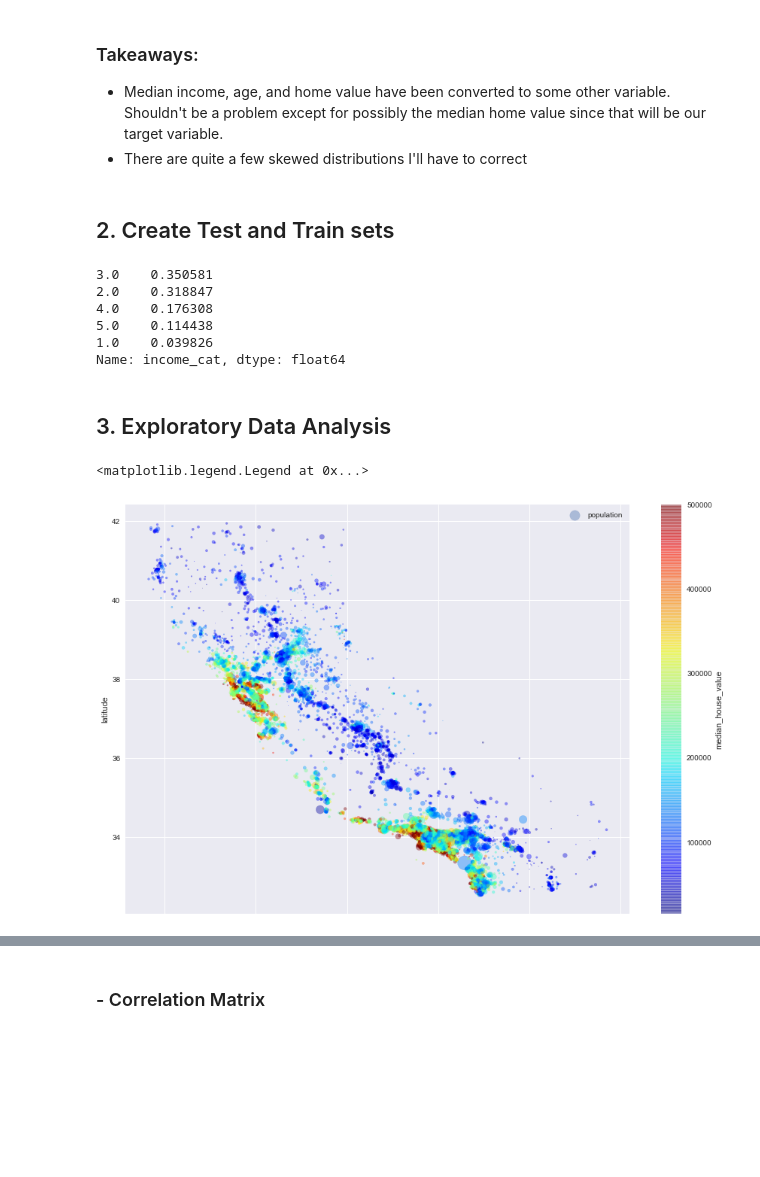
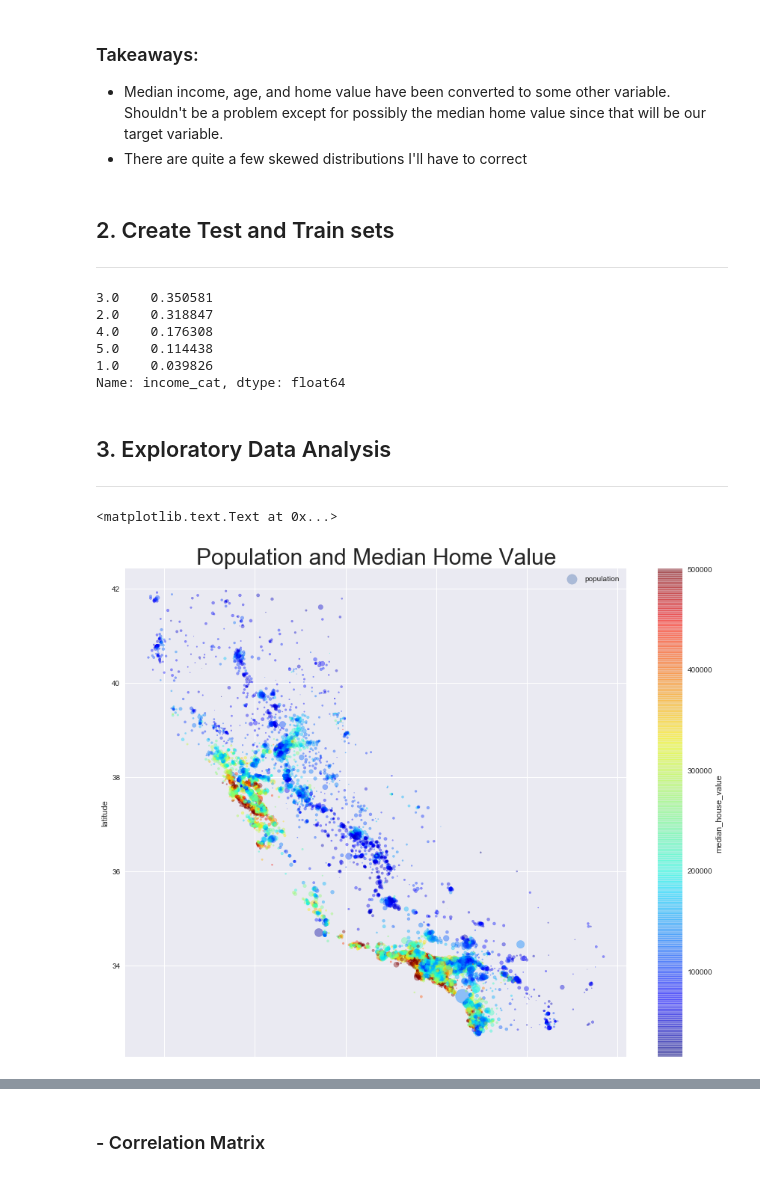
Before and after one commit to csmangum/portfolio, a Jupyter notebook: Projects/Home_Value_Prediction/California_Housing_Market.ipynb, the cells around one changed output, grey strips where cells are left out. Saved outputs shown, nothing was run; the diff lists cells and outputs as text; code cells hidden in the pictures; blank space fills up the shorter version.

```diff
--- a/Projects/Home_Value_Prediction/California_Housing_Market.ipynb
+++ b/Projects/Home_Value_Prediction/California_Housing_Market.ipynb
@@ -121,6 +124,7 @@ array([[<matplotlib.axes._subplots.AxesSubplot object at 0x...>,
 * There are quite a few skewed distributions I'll have to correct
 # %% [markdown]
 ## 2. Create Test and Train sets
+***
 # %%
 # I will use a stratified sampling technique here to get a better selection to train off of
 # I will base it off a "income category" that I will need to create
@@ -151,17 +155,19 @@ for set_ in (strat_train_set, strat_test_set):
     set_.drop("income_cat", axis=1, inplace=True)
 # %% [markdown]
 ## 3. Exploratory Data Analysis
+***
 # %%
 # Make a copy of the training set for analysis
 housing = strat_train_set.copy()
 
 # Plot based on lat and long
 housing.plot(kind="scatter", x="longitude", y="latitude", alpha=0.4, s=housing["population"]/100,
-             label="population", figsize=(15,10), c="median_house_value", cmap=plt.get_cmap("jet"), colorbar=True,)
+             label="population", figsize=(15,12), c="median_house_value", cmap=plt.get_cmap("jet"), colorbar=True,)
 plt.legend()
+plt.title('Population and Median Home Value', fontsize=30)
 # %% [output]
-<matplotlib.legend.Legend at 0x...>
+<matplotlib.text.Text at 0x...>
-[figure, old version]
+[figure, new version]
 # %%
 # with a slice on housing median age
 housing.plot(kind="scatter", x="longitude", y="latitude", alpha=0.4, s=housing["population"]/100,
```
Also changed, not shown: parts of 26 cells of this notebook.
